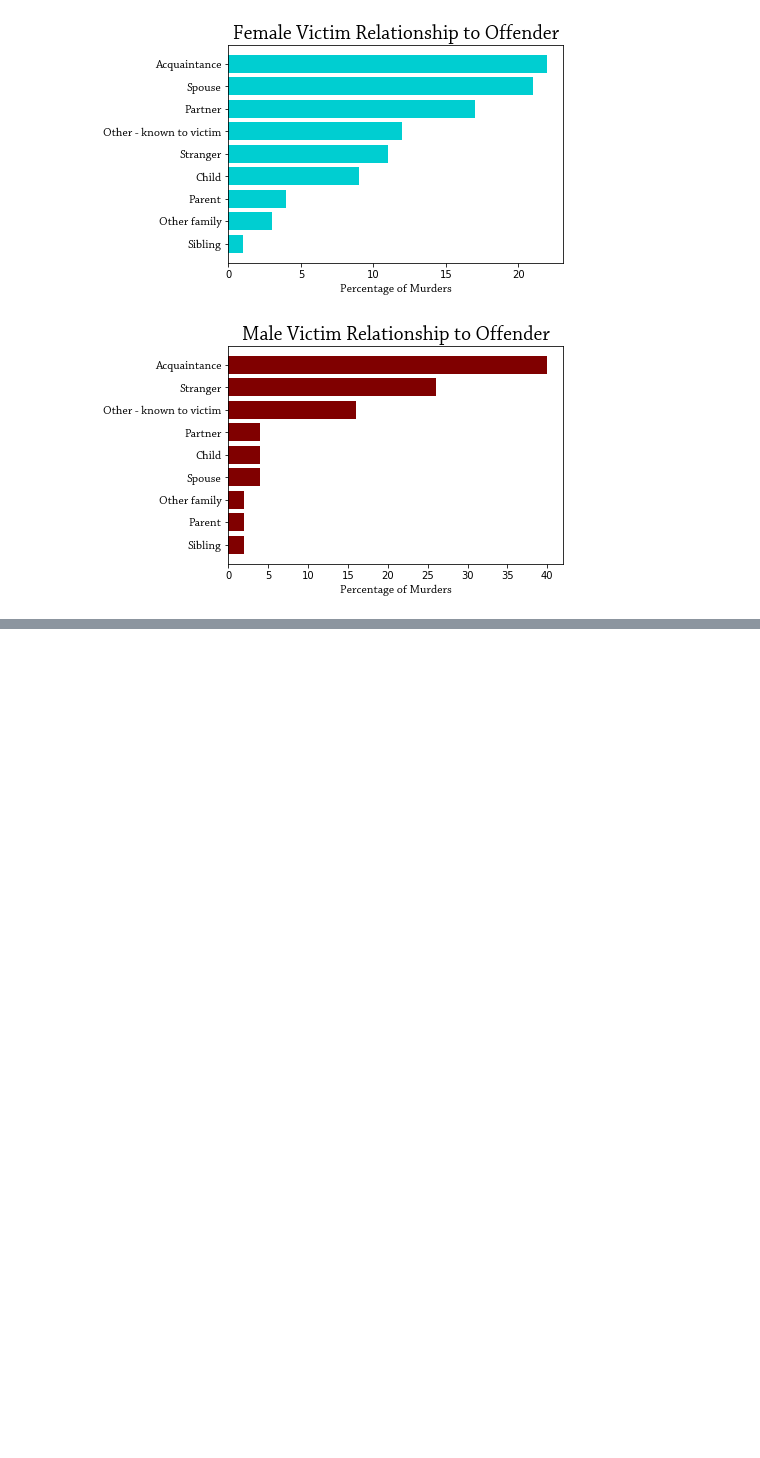
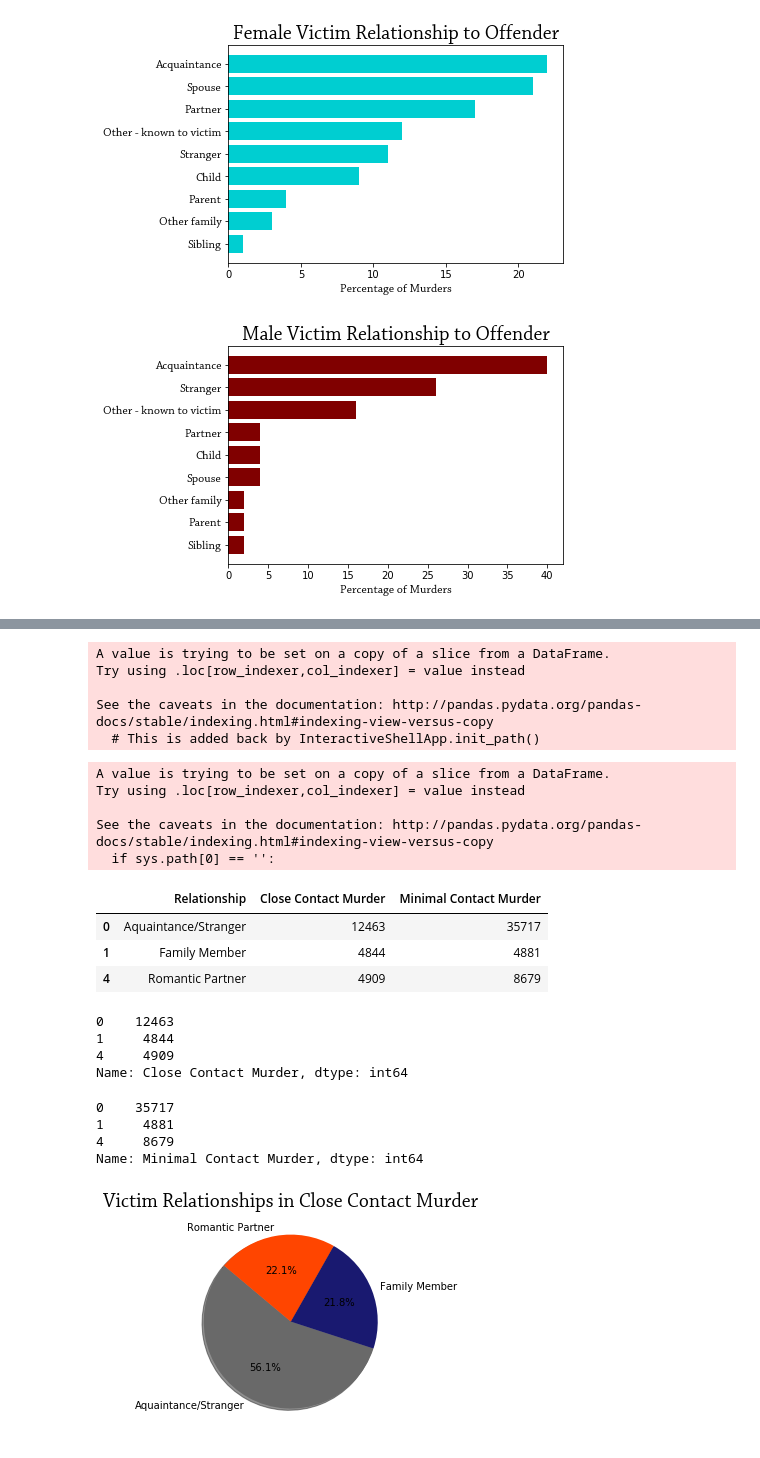
Before and after one commit to bendgame/Project-one, a Jupyter notebook: Midwest_Murder_Relationships.ipynb, the cells around one changed output, grey strips where cells are left out. Saved outputs shown, nothing was run; the diff lists cells and outputs as text; code cells hidden in the pictures; blank space fills up the shorter version.

Commit message:
Created weapon/relationship pie charts

```diff
--- a/Midwest_Murder_Relationships.ipynb
+++ b/Midwest_Murder_Relationships.ipynb
@@ -305,0 +278,18 @@ subsetDataFrame = dfObj[dfObj['Product'].isin(['Mangos', 'Grapes']) ]
+# %%
+#Further group relationships based on intimacy
+close_weapon = relationship_df[['Relationship', 'Weapon']]
+close_weapon['Relationship'] = close_weapon['Relationship'].replace(
+                                            {'Acquaintance': 'Aquaintance/Stranger',
+                                            'Spouse': 'Romantic Partner',
+                                            'Stranger': 'Aquaintance/Stranger',
+                                            'Sibling': 'Family Member',
+                                            'Parent': 'Family Member',
+                                            'Child': 'Family Member',
+                                            'Partner': 'Romantic Partner',
+                                            'Other family': 'Family Member'})
+# %% [output]
+A value is trying to be set on a copy of a slice from a DataFrame.
+Try using .loc[row_indexer,col_indexer] = value instead
+
+See the caveats in the documentation: http://pandas.pydata.org/pandas-docs/stable/indexing.html#indexing-view-versus-copy
+  # This is added back by InteractiveShellApp.init_path()
@@ -305,0 +300,22 @@ subsetDataFrame = dfObj[dfObj['Product'].isin(['Mangos', 'Grapes']) ]
+# %%
+#Group together the No/Little Contact Weapons
+no_contact_weapon = relationship_df[['Relationship', 'Weapon']]
+
+no_contact_weapon['Relationship'] = no_contact_weapon['Relationship'].replace(
+                                            {'Acquaintance': 'Aquaintance/Stranger',
+                                            'Spouse': 'Romantic Partner',
+                                            'Stranger': 'Aquaintance/Stranger',
+                                            'Sibling': 'Family Member',
+                                            'Parent': 'Family Member',
+                                            'Child': 'Family Member',
+                                            'Partner': 'Romantic Partner',
+                                            'Other family': 'Family Member'})
+
+no_contact_weapon = no_contact_weapon[no_contact_weapon.Weapon == 'No/Little Contact'].groupby('Relationship').count()
+no_contact_weapon = no_contact_weapon.rename(columns={'Weapon': 'Minimal Contact Murder'})
+# %% [output]
+A value is trying to be set on a copy of a slice from a DataFrame.
+Try using .loc[row_indexer,col_indexer] = value instead
+
+See the caveats in the documentation: http://pandas.pydata.org/pandas-docs/stable/indexing.html#indexing-view-versus-copy
+  if sys.path[0] == '':
@@ -305,0 +327,37 @@ subsetDataFrame = dfObj[dfObj['Product'].isin(['Mangos', 'Grapes']) ]
+# %%
+weapon_type
+# %% [output]
+|  | Relationship | Close Contact Murder | Minimal Contact Murder |
+| 0 | Aquaintance/Stranger | 12463 | 35717 |
+| 1 | Family Member | 4844 | 4881 |
+| 4 | Romantic Partner | 4909 | 8679 |
+# %%
+close = weapon_type['Close Contact Murder']
+close
+# %% [output]
+0    12463
+1     4844
+4     4909
+Name: Close Contact Murder, dtype: int64
+# %%
+far = weapon_type['Minimal Contact Murder']
+far
+# %% [output]
+0    35717
+1     4881
+4     8679
+Name: Minimal Contact Murder, dtype: int64
+# %%
+#Create close contact murder pie chart
+relationship = ['Aquaintance/Stranger', 'Family Member', 'Romantic Partner']
+count = [12463, 4844, 4909]
+colors = ["dimgray", "midnightblue", "orangered"]
+
+# Tell matplotlib to create a pie chart based upon the above data
+plt.pie(count, labels=relationship, colors=colors,
+        autopct="%1.1f%%", shadow=True, startangle=140)
+
+plt.title("Victim Relationships in Close Contact Murder", fontname='Chaparral Pro', fontsize=20)
+plt.show()
+# %% [output]
+[figure, added]
```
Also changed, not shown: parts of 12 cells of this notebook.
